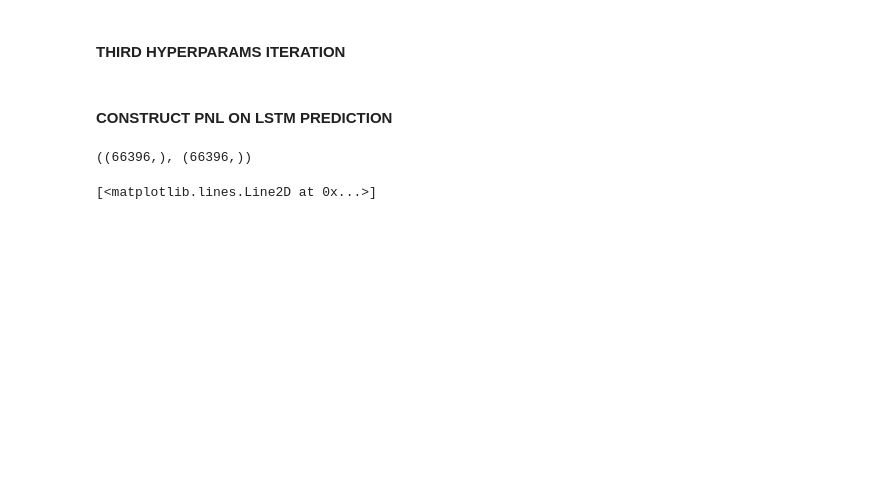
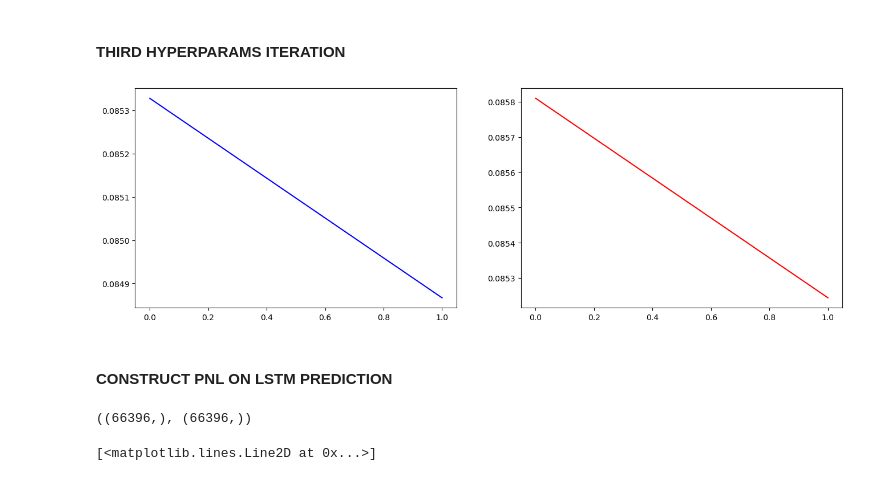
Before and after one commit to dmtrpolovnikov/ML_course, a Jupyter notebook: task_08_polovnikov.ipynb, the cells around one changed output. Drawn from its saved outputs; the diff is of its cells as text; code cells hidden in the pictures; blank space fills up the shorter version.

```diff
--- a/task_08_polovnikov.ipynb
+++ b/task_08_polovnikov.ipynb
@@ -322,7 +306,9 @@ val_loss_hist = []
 
 iter_num = 0
 epochs = 30
+counter = 0
 for epoch in range(epochs):
+    counter += 1
     print(f'Epoch = {epoch}')
     mmf_train_batch_set = torch.utils.data.DataLoader(
         mmf_train_set,
@@ -337,33 +323,35 @@ for epoch in range(epochs):
         iter_num += 1
 
         predicted_targets = mmf_lstm(mmf_episode.features)[:,:,0]
         train_loss = mmf_loss_fn(predicted_targets,mmf_episode.targets)
 
         mmf_lstm.zero_grad()
         train_loss.backward()
         mmf_optimizer.step()
 
         if not iter_num % 20:
             mmf_lstm.train(False)
 
             train_loss = mmf_loss_fn(mmf_lstm(X_train_fct_t)[:,0],y_train_tct_t)
             train_loss_hist.append(train_loss.item())
 
             val_loss = mmf_loss_fn(mmf_lstm(X_val_fct_t)[:,0],y_val_tct_t)
             val_loss_hist.append(val_loss.item())
 
             mmf_lstm.train(True)
 
             clear_output(True)
 
             tlh = pd.Series(train_loss_hist)
             vlh = pd.Series(val_loss_hist)
 
             fig,axs = plt.subplots(1,2,figsize=(16,5))
             axs[0].plot(tlh.index,tlh.values,label='train loss',color='blue')
             axs[1].plot(vlh.index,vlh.values,label='val loss',color='red')
 
             plt.show()
+# %% [output]
+[figure, added]
 # %% [markdown]
 #### CONSTRUCT PNL ON LSTM PREDICTION
 # %%
```
Also changed, not shown: parts of 3 cells of this notebook.
